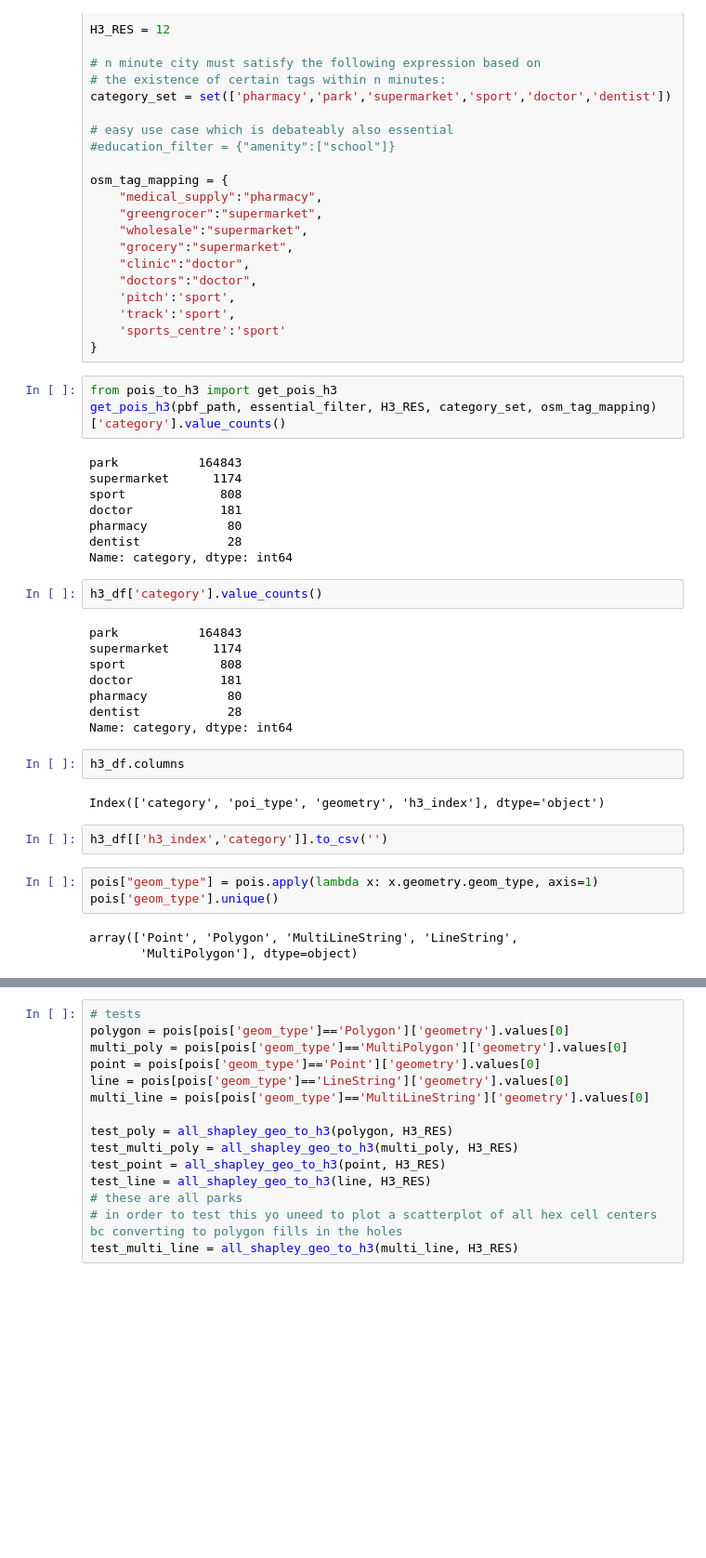
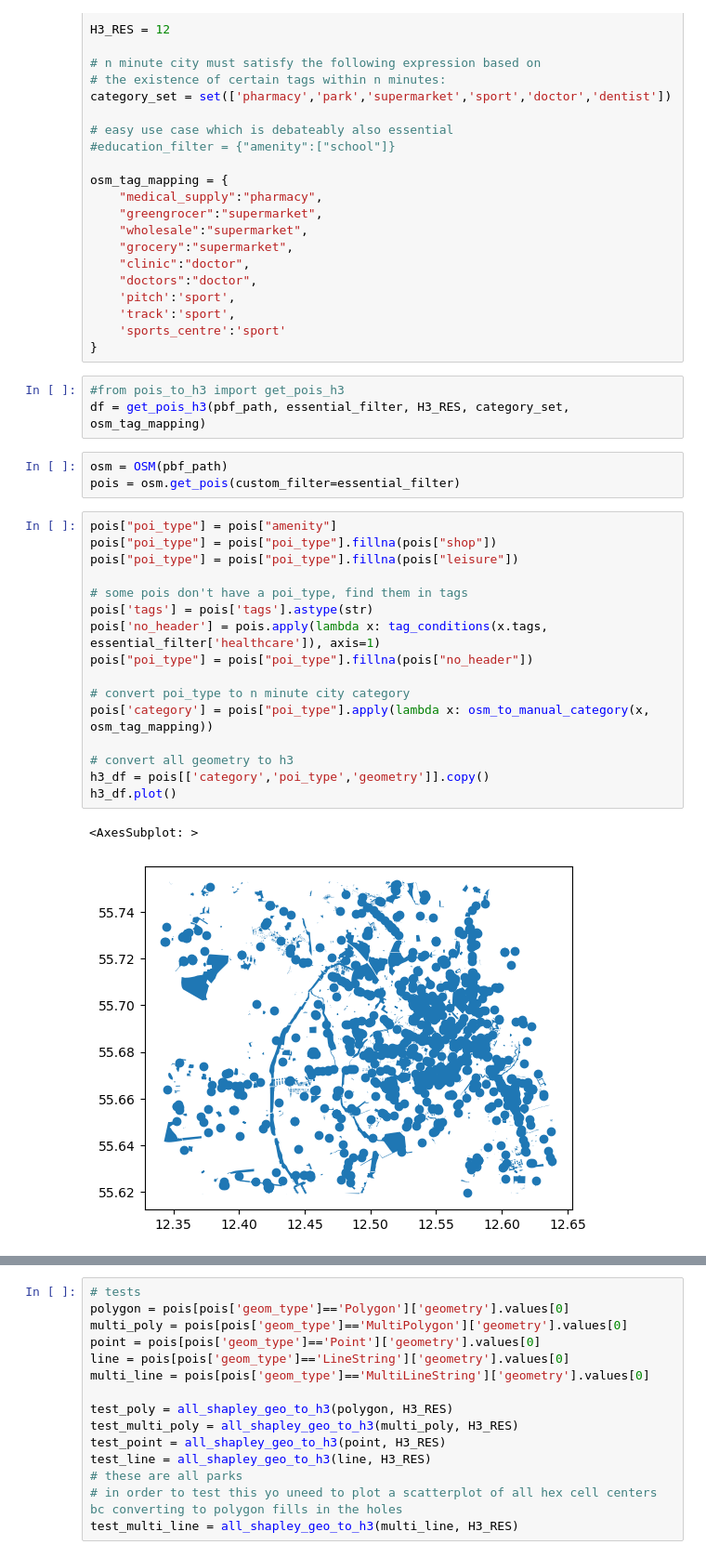
Before and after one commit to hextransit/n-minute-city, a Jupyter notebook: python/get_pois.ipynb, the cells around one changed output, grey strips where cells are left out. Shown at 93% size. Drawn from its saved outputs; the diff is of its cells as text; blank space fills up the shorter version.

```diff
--- a/python/get_pois.ipynb
+++ b/python/get_pois.ipynb
@@ -147,35 +183,27 @@ osm_tag_mapping = {
     'sports_centre':'sport'
 }
 # %%
-from pois_to_h3 import get_pois_h3
-get_pois_h3(pbf_path, essential_filter, H3_RES, category_set, osm_tag_mapping)['category'].value_counts()
+#from pois_to_h3 import get_pois_h3
+df = get_pois_h3(pbf_path, essential_filter, H3_RES, category_set, osm_tag_mapping)
-# %% [output]
-park           164843
-supermarket      1174
-sport             808
-doctor            181
-pharmacy           80
-dentist            28
-Name: category, dtype: int64
-# %%
-h3_df['category'].value_counts()
-# %% [output]
-park           164843
-supermarket      1174
-sport             808
-doctor            181
-pharmacy           80
-dentist            28
-Name: category, dtype: int64
-# %%
-h3_df.columns
-# %% [output]
-Index(['category', 'poi_type', 'geometry', 'h3_index'], dtype='object')
-# %%
-h3_df[['h3_index','category']].to_csv('')
-# %%
-pois["geom_type"] = pois.apply(lambda x: x.geometry.geom_type, axis=1)
-pois['geom_type'].unique()
-# %% [output]
-array(['Point', 'Polygon', 'MultiLineString', 'LineString',
-       'MultiPolygon'], dtype=object)
+# %%
+osm = OSM(pbf_path)
+pois = osm.get_pois(custom_filter=essential_filter)
+# %%
+pois["poi_type"] = pois["amenity"]
+pois["poi_type"] = pois["poi_type"].fillna(pois["shop"])
+pois["poi_type"] = pois["poi_type"].fillna(pois["leisure"])
+
+# some pois don't have a poi_type, find them in tags
+pois['tags'] = pois['tags'].astype(str)
+pois['no_header'] = pois.apply(lambda x: tag_conditions(x.tags, essential_filter['healthcare']), axis=1)
+pois["poi_type"] = pois["poi_type"].fillna(pois["no_header"])
+
+# convert poi_type to n minute city category
+pois['category'] = pois["poi_type"].apply(lambda x: osm_to_manual_category(x, osm_tag_mapping))
+
+# convert all geometry to h3
+h3_df = pois[['category','poi_type','geometry']].copy()
+h3_df.plot()
+# %% [output]
+<AxesSubplot: >
+[figure, added]
```
Also changed, not shown: parts of 8 cells of this notebook, 4 other files.
